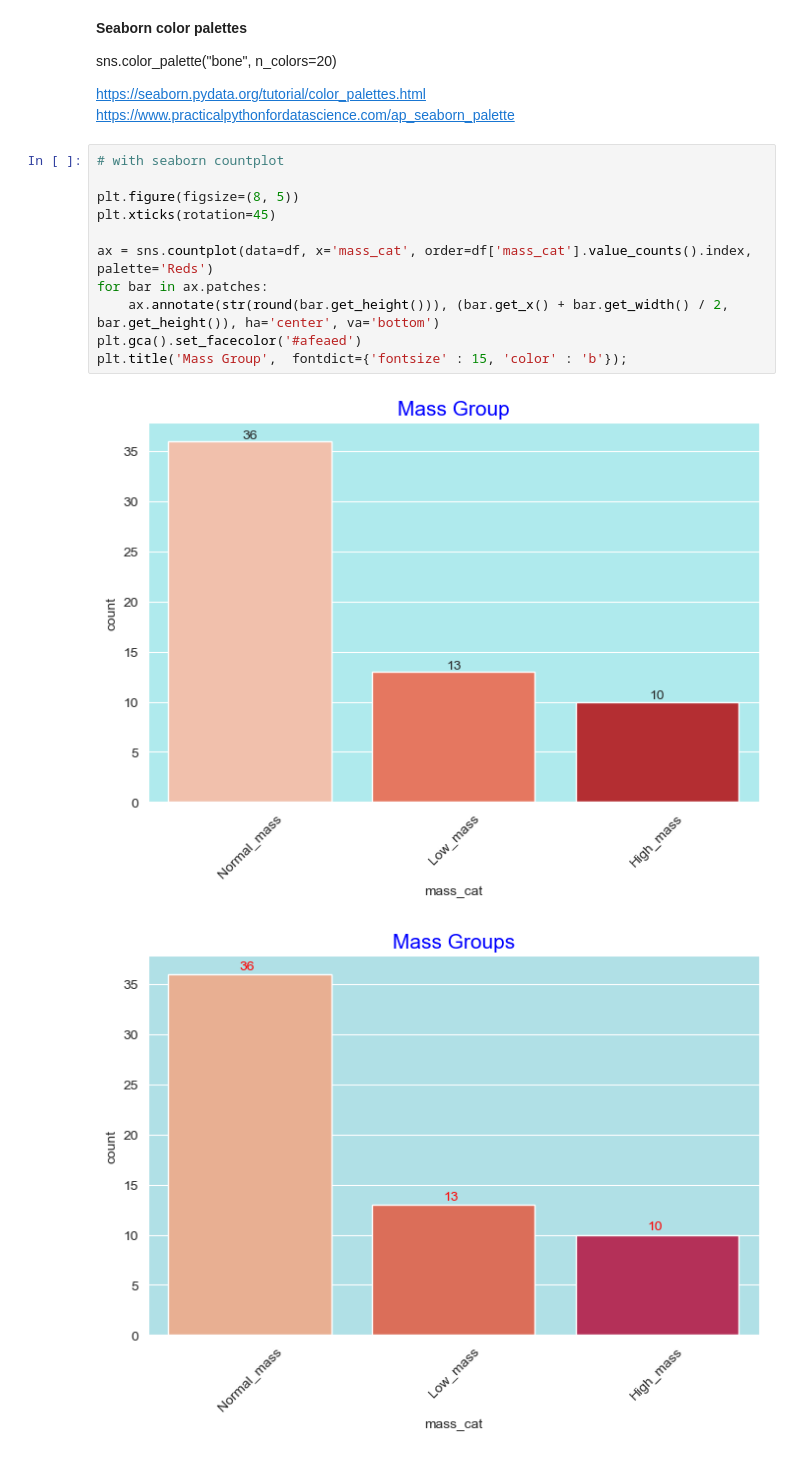
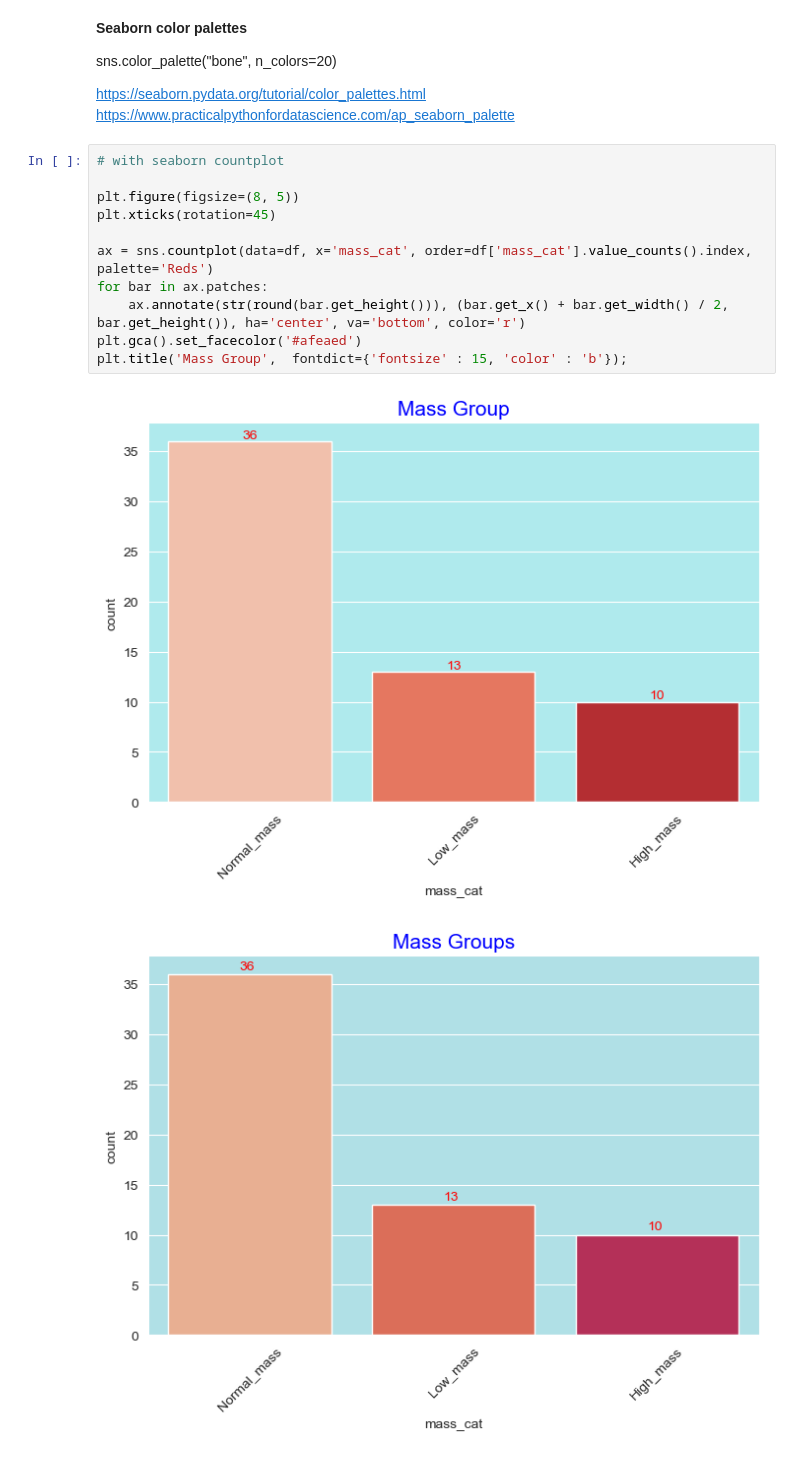
Before and after one commit to Nurdan10/Assignments, a Jupyter notebook: Ass_4/Star_Wars_Characters_assigment_2_Student (seaborn)_V02.ipynb, the cells around one changed output. Saved outputs shown, nothing was run; the diff lists cells and outputs as text.

```diff
--- a/Ass_4/Star_Wars_Characters_assigment_2_Student (seaborn)_V02.ipynb
+++ b/Ass_4/Star_Wars_Characters_assigment_2_Student (seaborn)_V02.ipynb
@@ -497,16 +497,16 @@ https://www.practicalpythonfordatascience.com/ap_seaborn_palette
 # %%
 # with seaborn countplot
 
 plt.figure(figsize=(8, 5))
 plt.xticks(rotation=45)
 
 ax = sns.countplot(data=df, x='mass_cat', order=df['mass_cat'].value_counts().index, palette='Reds')
 for bar in ax.patches:
-    ax.annotate(str(round(bar.get_height())), (bar.get_x() + bar.get_width() / 2, bar.get_height()), ha='center', va='bottom')
+    ax.annotate(str(round(bar.get_height())), (bar.get_x() + bar.get_width() / 2, bar.get_height()), ha='center', va='bottom', color='r')
 plt.gca().set_facecolor('#afeaed')
 plt.title('Mass Group',  fontdict={'fontsize' : 15, 'color' : 'b'});
 # %% [output]
-[figure, old version]
+[figure, new version]
 # %%
 # %% [output]
 [figure]
```
